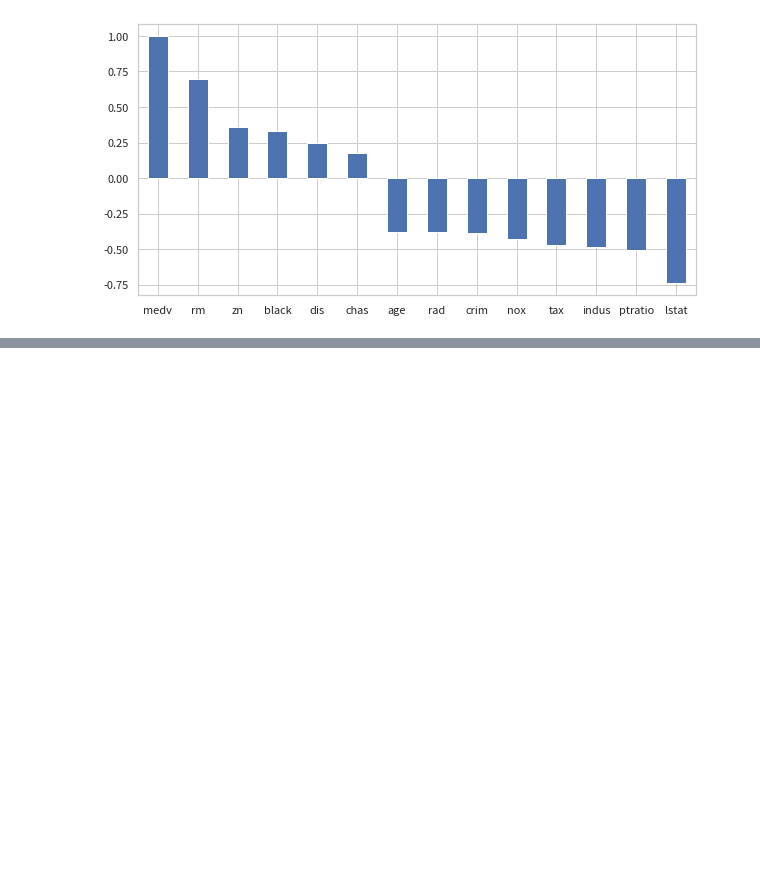
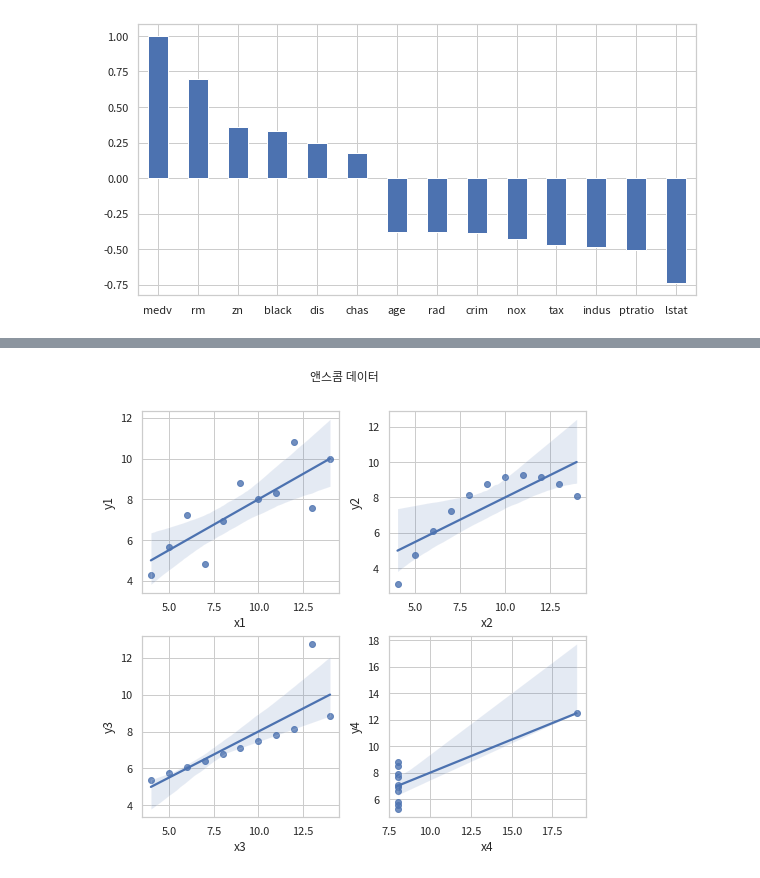
Before and after one commit to datascienceschool/book_data_analysis, a Jupyter notebook: _sources/ch03/03_01.ipynb, the cells around one changed output, grey strips where cells are left out. Saved outputs shown, nothing was run; the diff lists cells and outputs as text; code cells hidden in the pictures; blank space fills up the shorter version.

```diff
--- a/_sources/ch03/03_01.ipynb
+++ b/_sources/ch03/03_01.ipynb
@@ -184,0 +291,5 @@ plt.show()
+# %%
+import statsmodels.api as sm
+
+anscombe = sm.datasets.get_rdataset("anscombe").data
+anscombe
@@ -184,0 +309,16 @@ plt.show()
+# %%
+plt.figure(figsize=(7, 7))
+plt.subplot(221)
+sns.regplot(x="x1", y="y1", data=anscombe)
+plt.subplot(222)
+sns.regplot(x="x2", y="y2", data=anscombe)
+plt.subplot(223)
+sns.regplot(x="x3", y="y3", data=anscombe)
+plt.subplot(224)
+sns.regplot(x="x4", y="y4", data=anscombe)
+plt.tight_layout()
+plt.subplots_adjust(top=0.9)
+plt.suptitle("앤스콤 데이터")
+plt.show()
+# %% [output]
+[figure, added]
```
Also changed, not shown: parts of 18 cells of this notebook, 7 other files.
